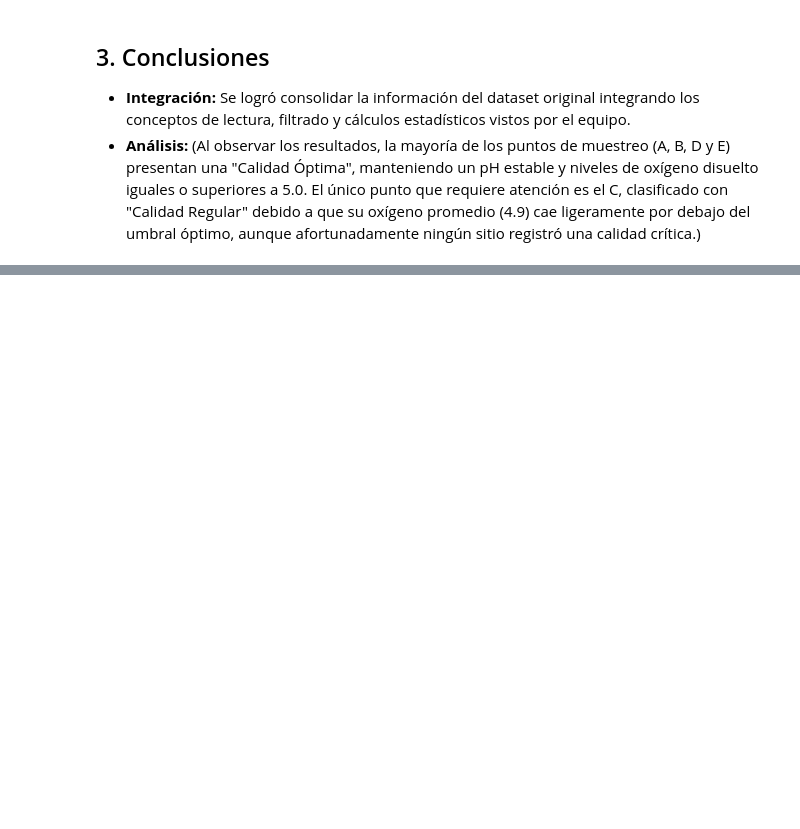
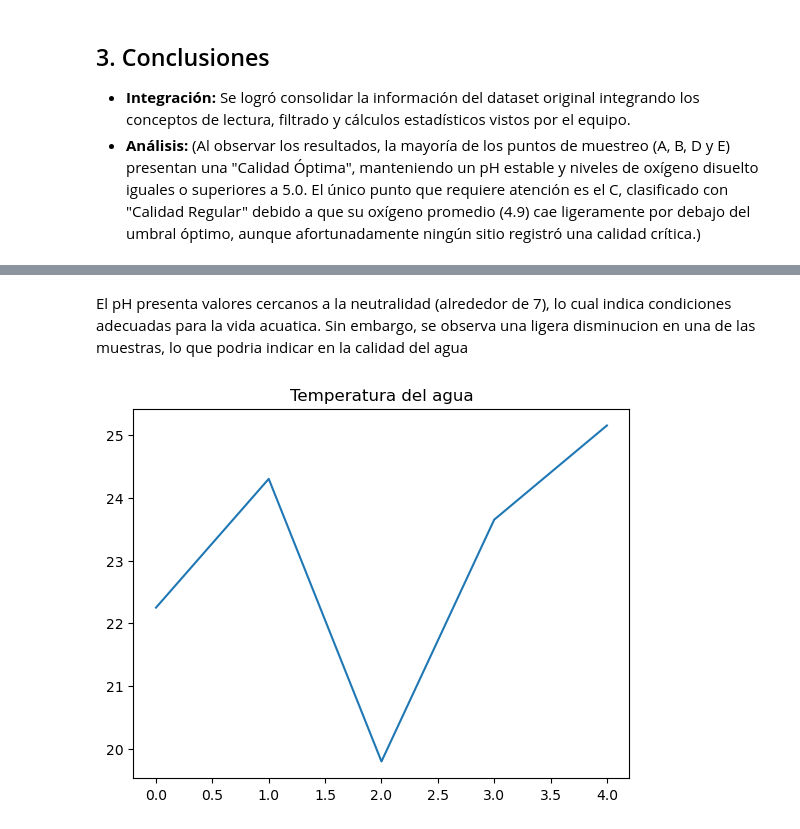
Before and after one commit to UdeC-Ambiental/3-introduccion-al-almacenacenamiento-de-datos-2026__2_mariajose, a Jupyter notebook: reto4_integracion_final.ipynb, the cells around one changed output, grey strips where cells are left out. Drawn from its saved outputs; the diff is of its cells as text; code cells hidden in the pictures; blank space fills up the shorter version.

```diff
--- a/reto4_integracion_final.ipynb
+++ b/reto4_integracion_final.ipynb
@@ -89,0 +96,9 @@ resumen_sitios
+# %% [markdown]
+El pH presenta valores cercanos a la neutralidad (alrededor de 7), lo cual indica condiciones adecuadas para la vida acuatica. Sin embargo, se observa una ligera disminucion en una de las muestras, lo que podria indicar en la calidad del agua
+# %%
+plt.figure()
+df["Temp"].plot()
+plt.title("Temperatura del agua")
+plt.show()
+# %% [output]
+[figure, added]
```
Also changed, not shown: parts of 13 cells of this notebook.
